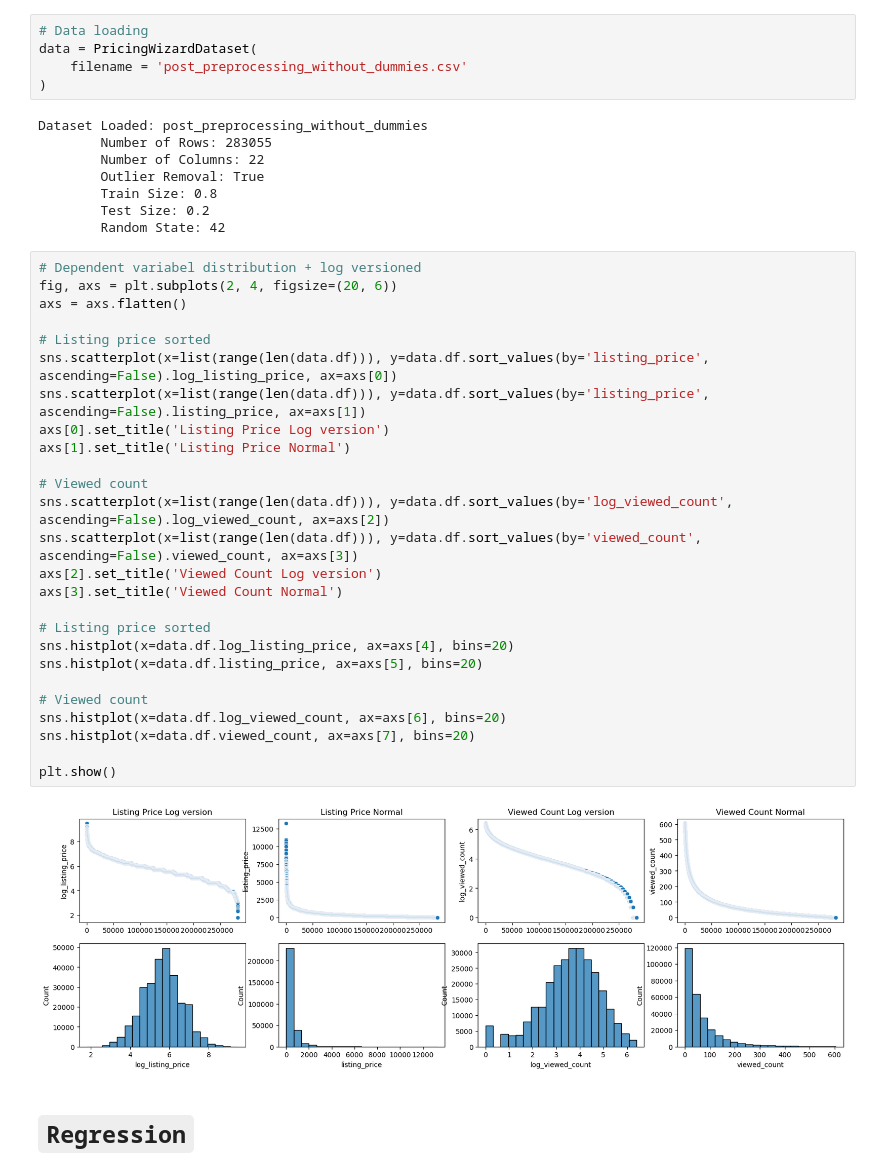
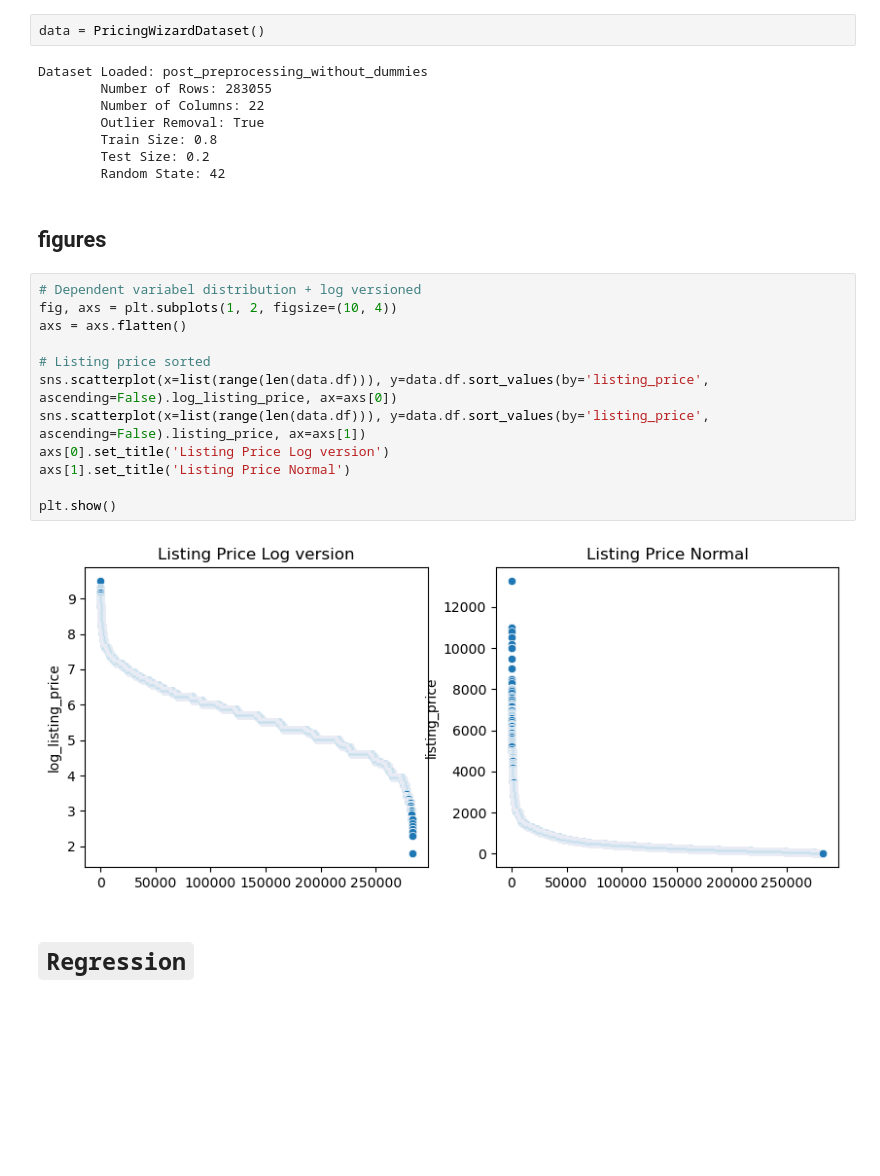
Before and after one commit to RasKrebs/pricing_wizards, a Jupyter notebook: notebooks/base_regression.ipynb, the cells around one changed output. Cells and saved outputs as stored; diff of their text form; blank space fills up the shorter version.

```diff
--- a/notebooks/base_regression.ipynb
+++ b/notebooks/base_regression.ipynb
@@ -16,47 +18,32 @@ from sklearn.metrics import r2_score, mean_squared_error, mean_absolute_error
 
 # Data preprocessing
 from sklearn.preprocessing import StandardScaler, Normalizer, normalize
-# %%
-# Data loading
-data = PricingWizardDataset(
-    filename = 'post_preprocessing_without_dummies.csv'
-)
-# %% [output]
-Dataset Loaded: post_preprocessing_without_dummies
-        Number of Rows: 283055
-        Number of Columns: 22
-        Outlier Removal: True
-        Train Size: 0.8
-        Test Size: 0.2
-        Random State: 42
+# %%
+data = PricingWizardDataset()
+# %% [output]
+Dataset Loaded: post_preprocessing_without_dummies
+        Number of Rows: 283055
+        Number of Columns: 22
+        Outlier Removal: True
+        Train Size: 0.8
+        Test Size: 0.2
+        Random State: 42
+# %% [markdown]
+## figures
 # %%
 # Dependent variabel distribution + log versioned
-fig, axs = plt.subplots(2, 4, figsize=(20, 6))
+fig, axs = plt.subplots(1, 2, figsize=(10, 4))
 axs = axs.flatten()
 
 # Listing price sorted
 sns.scatterplot(x=list(range(len(data.df))), y=data.df.sort_values(by='listing_price', ascending=False).log_listing_price, ax=axs[0])
 sns.scatterplot(x=list(range(len(data.df))), y=data.df.sort_values(by='listing_price', ascending=False).listing_price, ax=axs[1])
 axs[0].set_title('Listing Price Log version')
 axs[1].set_title('Listing Price Normal')
 
-# Viewed count
-sns.scatterplot(x=list(range(len(data.df))), y=data.df.sort_values(by='log_viewed_count', ascending=False).log_viewed_count, ax=axs[2])
-sns.scatterplot(x=list(range(len(data.df))), y=data.df.sort_values(by='viewed_count', ascending=False).viewed_count, ax=axs[3])
-axs[2].set_title('Viewed Count Log version')
-axs[3].set_title('Viewed Count Normal')
-
-# Listing price sorted
-sns.histplot(x=data.df.log_listing_price, ax=axs[4], bins=20)
-sns.histplot(x=data.df.listing_price, ax=axs[5], bins=20)
-
-# Viewed count
-sns.histplot(x=data.df.log_viewed_count, ax=axs[6], bins=20)
-sns.histplot(x=data.df.viewed_count, ax=axs[7], bins=20)
-
 plt.show()
 # %% [output]
-[figure, old version]
+[figure, new version]
 # %% [markdown]
 # `Regression`
 # %% [markdown]
```
Also changed, not shown: parts of 24 cells of this notebook, 3 other files.
